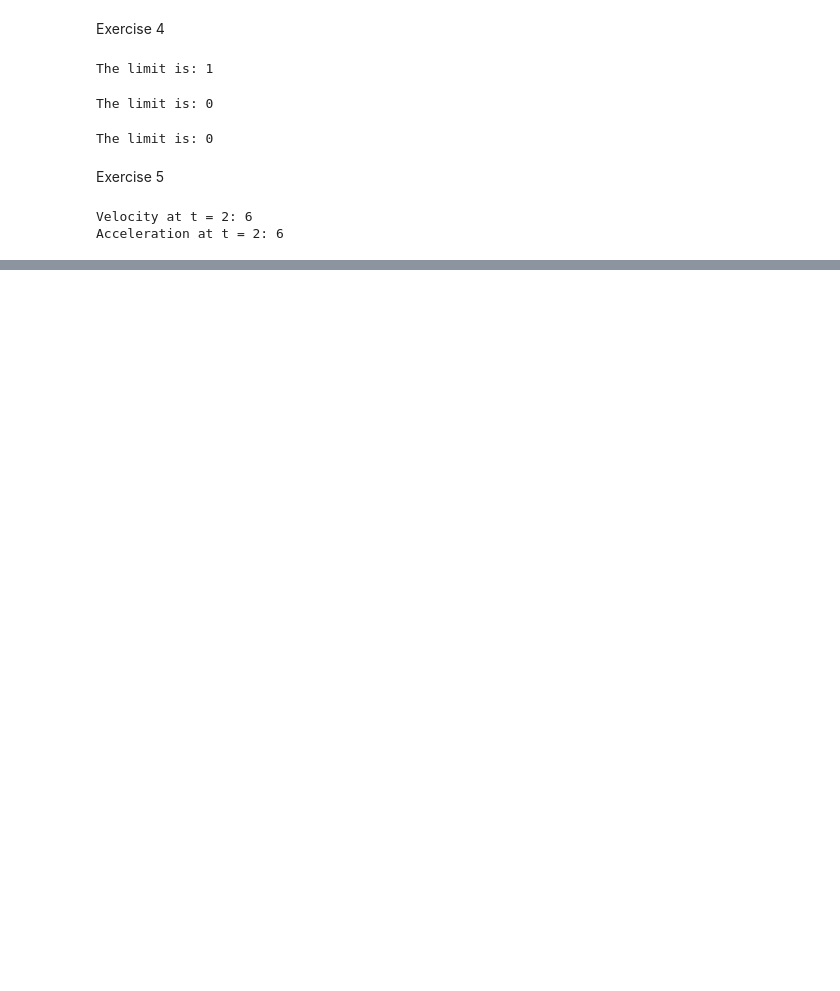
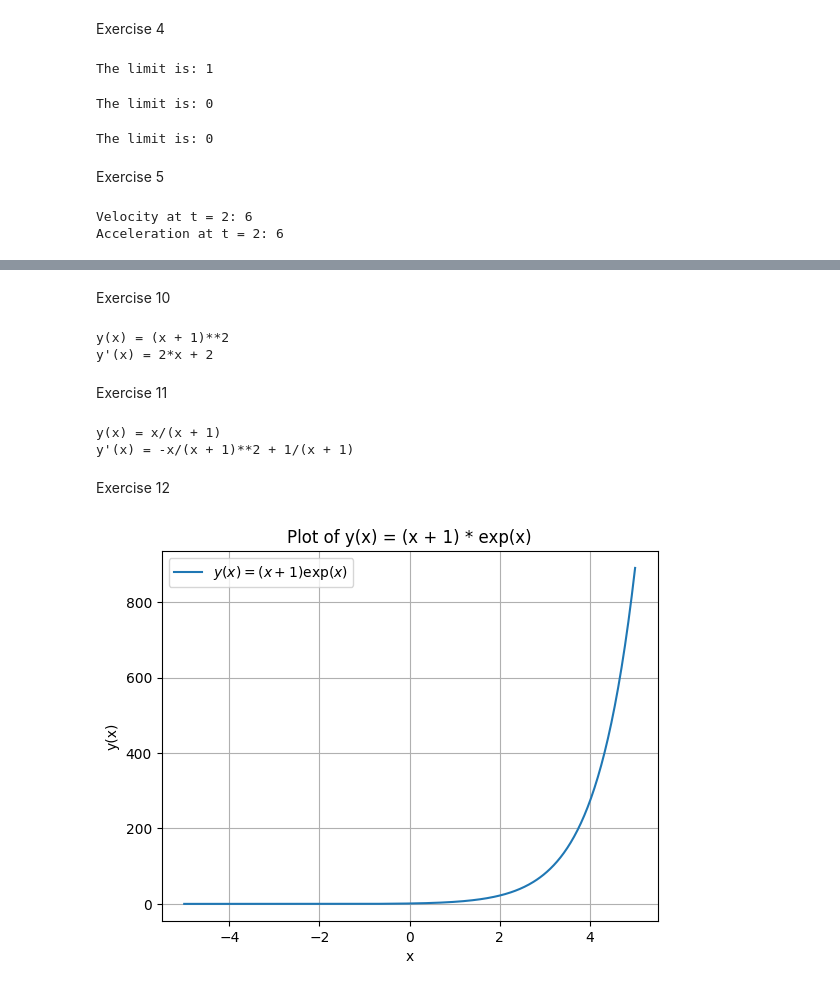
Before and after one commit to Kaan79/Math-2024-25-Winter, a Jupyter notebook: Notebooks_EN/03_Calculus/Derivatives.ipynb, the cells around one changed output, grey strips where cells are left out. Drawn from its saved outputs; the diff is of its cells as text; code cells hidden in the pictures; blank space fills up the shorter version.

```diff
--- a/Notebooks_EN/03_Calculus/Derivatives.ipynb
+++ b/Notebooks_EN/03_Calculus/Derivatives.ipynb
@@ -436,0 +546,66 @@ Acceleration at t = 2: 6
+# %% [markdown]
+Exercise 10
+# %%
+import sympy as sp
+
+# Define the symbol
+x = sp.symbols('x')
+
+# Define the function
+y = (x + 1) * (x + 1)  # Equivalent to (x + 1)^2
+
+# Compute the derivative
+dy = sp.diff(y, x)
+
+# Print the results
+print("y(x) =", y)
+print("y'(x) =", dy)
+# %% [output]
+y(x) = (x + 1)**2
+y'(x) = 2*x + 2
+# %% [markdown]
+Exercise 11
+# %%
+import sympy as sp
+
+# Define the symbol
+x = sp.symbols('x')
+
+# Define the function
+y = x / (x + 1)
+
+# Compute the derivative
+dy = sp.diff(y, x)
+
+# Print the results
+print("y(x) =", y)
+print("y'(x) =", dy)
+# %% [output]
+y(x) = x/(x + 1)
+y'(x) = -x/(x + 1)**2 + 1/(x + 1)
+# %% [markdown]
+Exercise 12
+# %%
+import numpy as np
+import matplotlib.pyplot as plt
+
+# Define the function
+def y(x):
+    return (x + 1) * np.exp(x)
+
+# Generate x values
+x = np.linspace(-5, 5, 400)
+
+# Calculate corresponding y values
+y_values = y(x)
+
+# Plot the graph
+plt.plot(x, y_values, label=r"$y(x) = (x + 1) \exp(x)$")
+plt.title("Plot of y(x) = (x + 1) * exp(x)")
+plt.xlabel("x")
+plt.ylabel("y(x)")
+plt.grid(True)
+plt.legend()
+plt.show()
+# %% [output]
+[figure, added]
```
Also changed, not shown: parts of 28 cells of this notebook.
